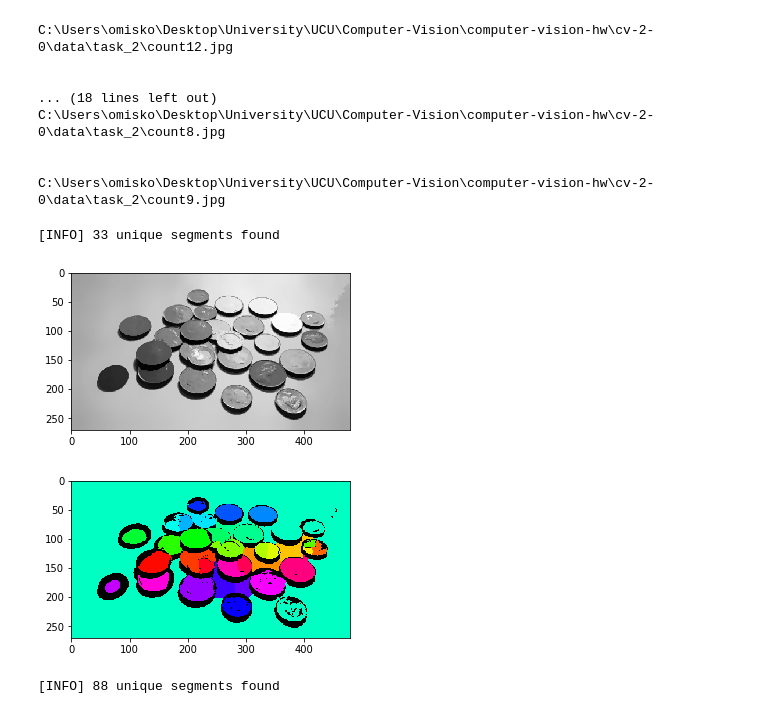
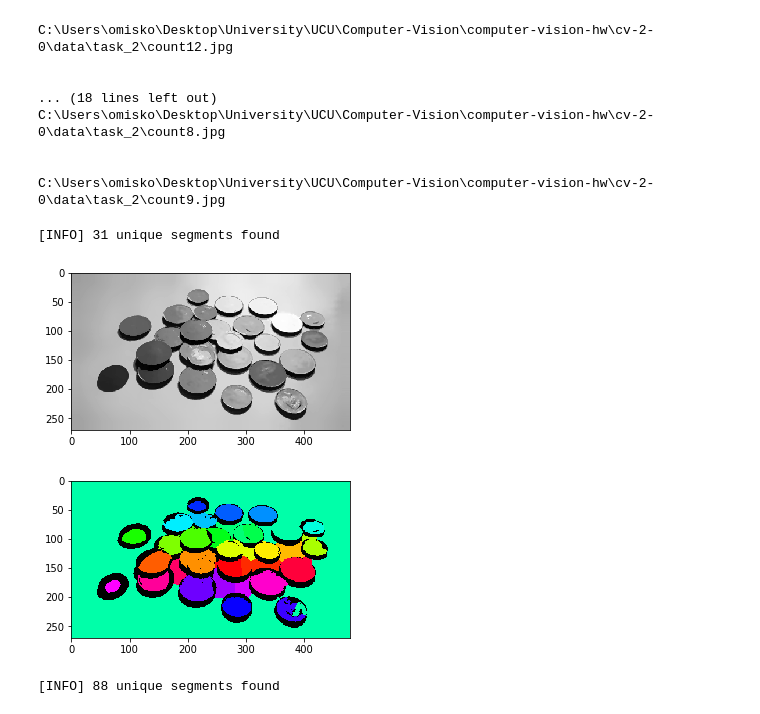
Before and after one commit to Progern/computer-vision-hw, a Jupyter notebook: cv-2-0/cv-hw-2-1-object-count.ipynb, the cells around one changed output. Cells and saved outputs as stored; diff of their text form; code cells hidden in the pictures.

```diff
--- a/cv-2-0/cv-hw-2-1-object-count.ipynb
+++ b/cv-2-0/cv-hw-2-1-object-count.ipynb
@@ -136,12 +136,12 @@ C:\Users\omisko\Desktop\University\UCU\Computer-Vision\computer-vision-hw\cv-2-0
 C:\Users\omisko\Desktop\University\UCU\Computer-Vision\computer-vision-hw\cv-2-0\data\task_2\count9.jpg
 # %%
 estimate_obj_on_img(estimate_images_path_list[11], shift = True,
-                    spat_radius = 15, color_radius = 35,
+                    spat_radius = 15, color_radius = 45,
                     blockSize = 55, const = 15, min_distance = 15)
 # %% [output]
-[INFO] 33 unique segments found
+[INFO] 31 unique segments found
-[figure, old version]
+[figure, new version]
-[figure, old version]
+[figure, new version]
 # %%
 estimate_obj_on_img(estimate_images_path_list[10], shift = False,
                     blur = True, blur_window_size = 13,
```
Also changed, not shown: parts of 1 cell of this notebook.
